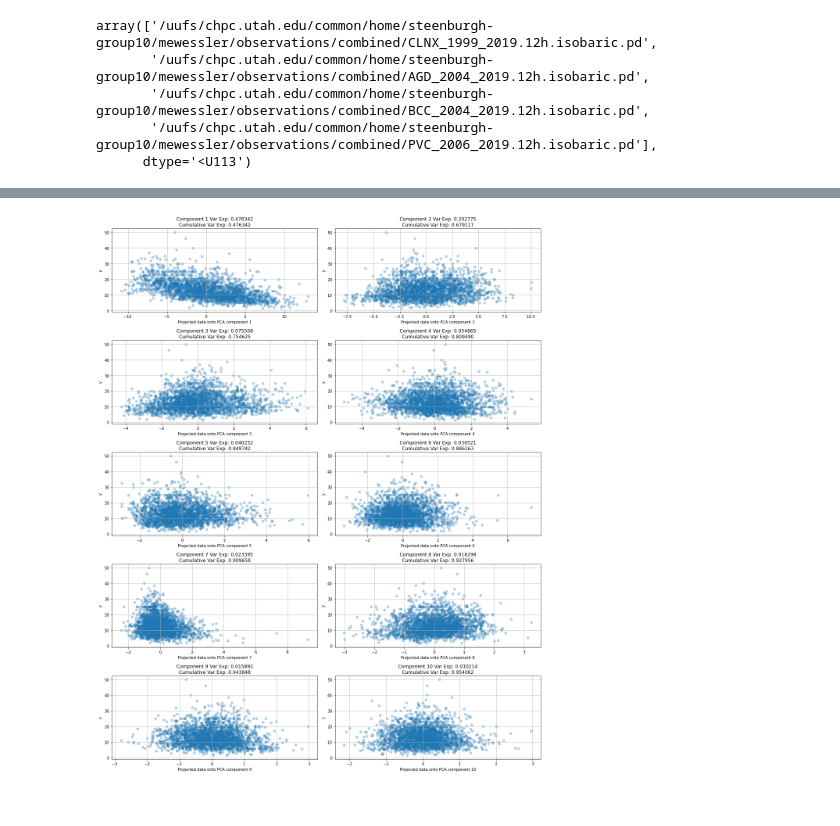
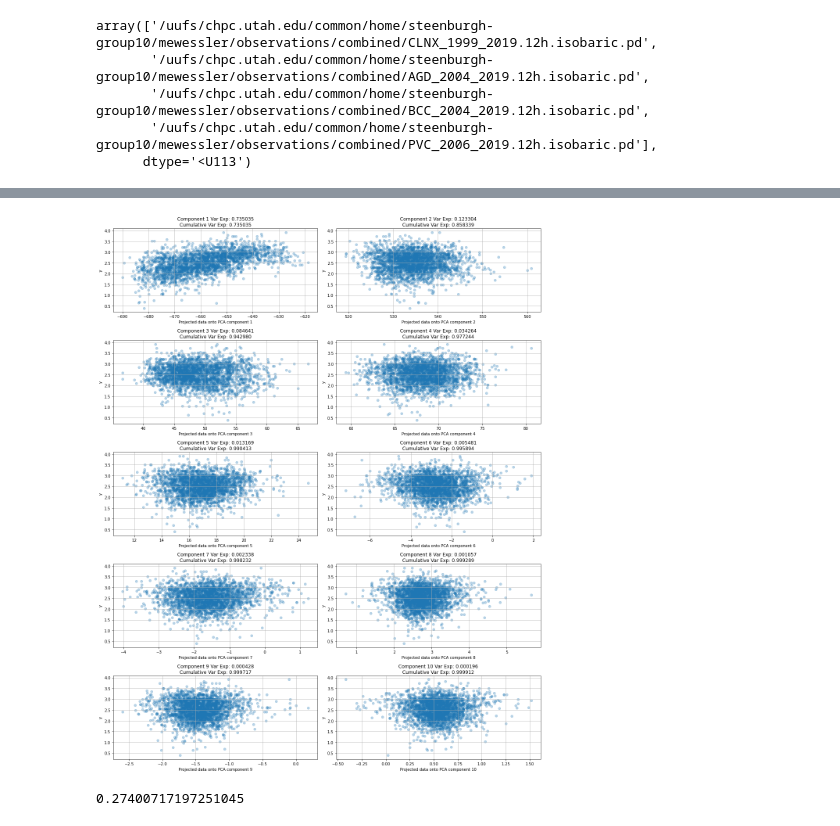
Before and after one commit to m-wessler/snow-liquid-ratio, a Jupyter notebook: core/train_experiment.ipynb, the cells around one changed output, grey strips where cells are left out. Cells and saved outputs as stored; diff of their text form; code cells hidden in the pictures.

```diff
--- a/core/train_experiment.ipynb
+++ b/core/train_experiment.ipynb
@@ -19,7 +19,7 @@ obdir = '/uufs/chpc.utah.edu/common/home/steenburgh-group10/mewessler/observatio
 # %%
 min_slr, max_slr = 0, 50
 max_T, Tlevel = 0 + 273.15, 650
-min_swe_in = 0.1
+min_swe_in = 0
 
 # 'keep' will override if any listed, else 'drop'
 trim_type = ['min', 'max']
@@ -28,7 +28,7 @@ use_surface = False
 # NUTAH group use 750 mb, BNSF use 750?
 min_level, max_level = 200, 750
 
-keep_key_types = ['T', 'Q', 'SPD']# 'VO', 'Z', 'DIR', 'U', 'V', 'R'
+keep_key_types = ['T']#, 'Q', 'SPD']# 'VO', 'Z', 'DIR', 'U', 'V', 'R'
 drop_key_types = []
 
 # group_label, site_list, interval = 'BNSF24', ['BSNFEX', 'BSNFJE', 'BSNFDC'], 24
@@ -139,7 +150,7 @@ pairplot_mp = partial(pairplot, plot_data=df, label=group_label)
 #     p.join()
 # %%
 # Remove SWE after plotting if not using as a predictor
-# df.pop('swe_mm');
+df.pop('swe_mm');
 # %%
 # int(slr) for stratification (> 1 ct per class label)
 df = df.dropna()
@@ -203,21 +213,27 @@ plt.show()
 # %%
 from sklearn.decomposition import PCA
 
-pca = PCA(n_components=10).fit(X_train_norm)
+pca = PCA(n_components=10).fit(X_train)
 
 fig, axes = plt.subplots(5, 2, figsize=(16, 20))
 axes = axes.flatten()
 
 for i, ax in enumerate(axes):
 
     ax.set_title('Component %d Var Exp: %f\nCumulative Var Exp: %f'%(
         i+1, pca.explained_variance_ratio_[i], pca.explained_variance_ratio_[:i+1].sum()))
 
-    ax.scatter(X_train_norm.dot(pca.components_[i]), y_train, alpha=.3)
+    ax.scatter(X_train.dot(pca.components_[i]), np.log(y_train), alpha=.3)
     ax.set(xlabel='Projected data onto PCA component %d'%(i+1), ylabel='y')
     ax.grid()
 
 plt.tight_layout()
 plt.show()
 # %% [output]
-[figure, old version]
+[figure, new version]
+# %%
+import scipy.stats
+
+(scipy.stats.pearsonr(X_train_norm.dot(pca.components_[0]), np.log(y_train))[0])**2
+# %% [output]
+0.27400717197251045
```
Also changed, not shown: parts of 15 cells of this notebook.
